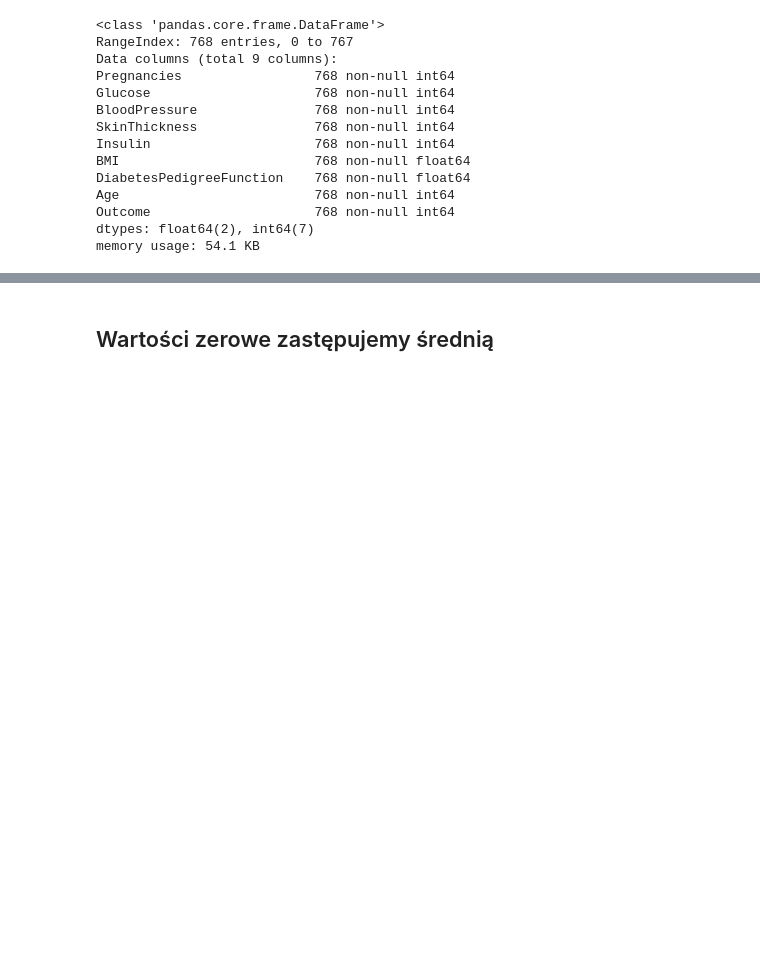
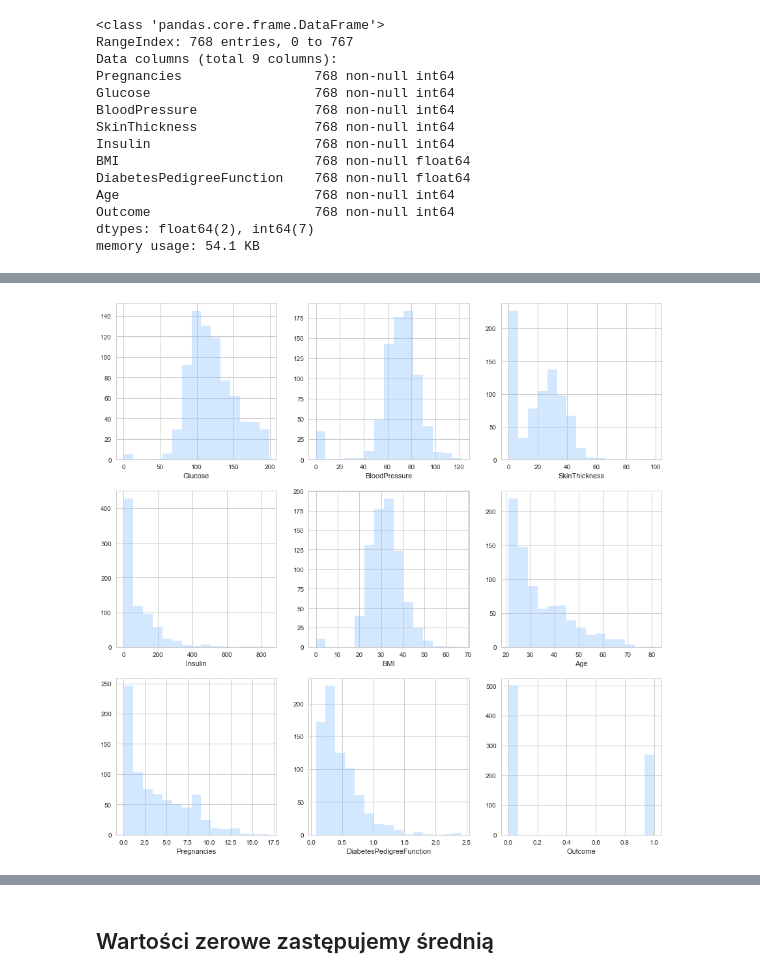
Before and after one commit to durden2/big_data_pk, a Jupyter notebook: Preprocessing.ipynb, the cells around one changed output, grey strips where cells are left out. Cells and saved outputs as stored; diff of their text form; code cells hidden in the pictures; blank space fills up the shorter version.

```diff
--- a/Preprocessing.ipynb
+++ b/Preprocessing.ipynb
@@ -76,3 +74,7 @@ data.describe()
 | 50% | 3.000000 | 117.000000 | 72.000000 | 23.000000 | 30.500000 | 32.000000 | 0.372500 | 29.000000 | ... |
 | 75% | 6.000000 | 140.250000 | 80.000000 | 32.000000 | 127.250000 | 36.600000 | 0.626250 | 41.000000 | ... |
 | max | 17.000000 | 199.000000 | 122.000000 | 99.000000 | 846.000000 | 67.100000 | 2.420000 | 81.000000 | ... |
+# %%
+draw_histograms(data, 'histograms')
+# %% [output]
+[figure, added]
```
Also changed, not shown: parts of 14 cells of this notebook, 15 other files.
